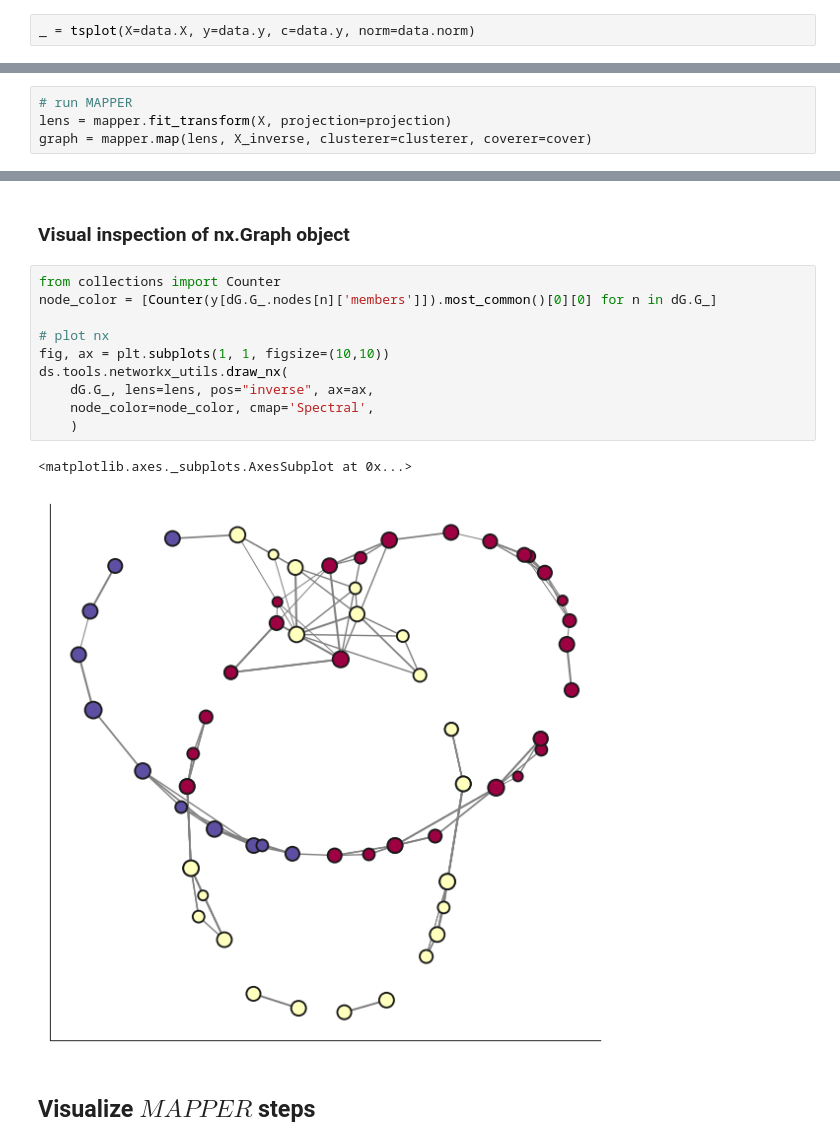
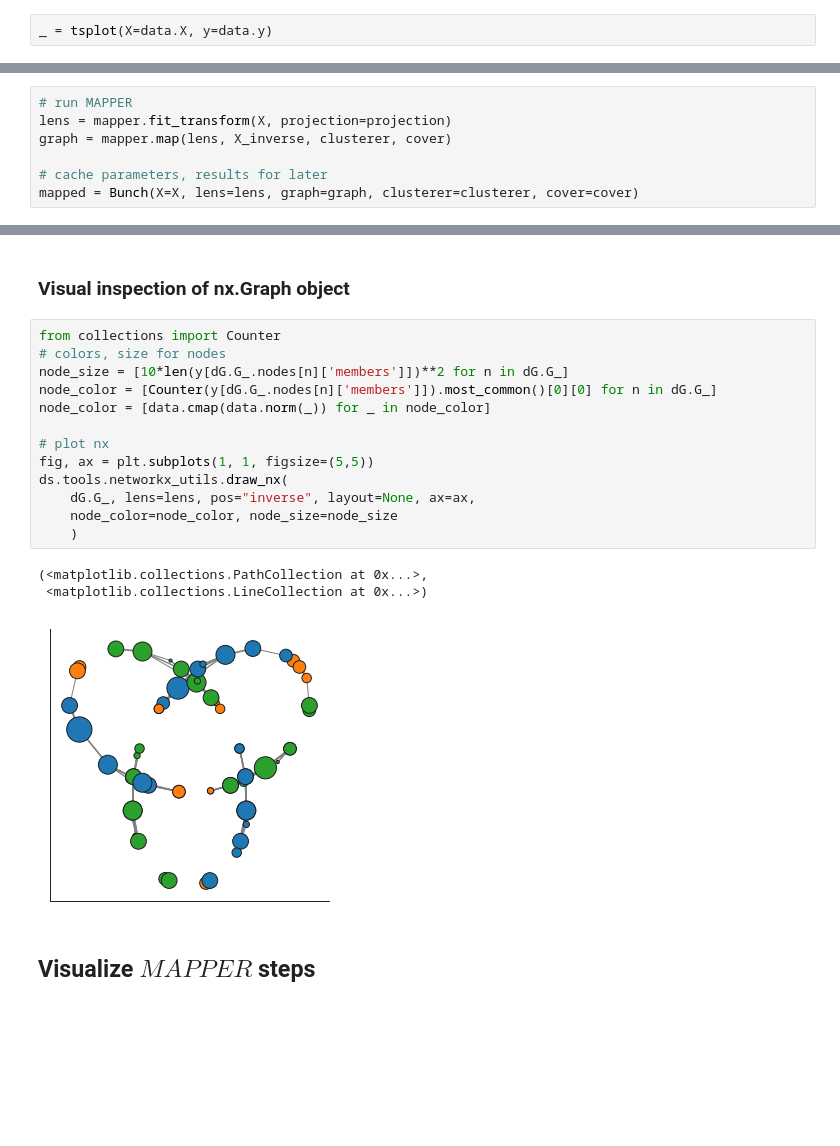
Before and after one commit to braindynamicslab/dyneusr-notebooks, a Jupyter notebook: 01_trefoil_knot/01_trefoil_knot.ipynb, the cells around one changed output, grey strips where cells are left out. Cells and saved outputs as stored; diff of their text form; blank space fills up the shorter version.

```diff
--- a/01_trefoil_knot/01_trefoil_knot.ipynb
+++ b/01_trefoil_knot/01_trefoil_knot.ipynb
@@ -50,3 +49,3 @@ _ = scatter3d(X=data.X, y=data.y, c=data.y, norm=data.norm, view=(0, -90))
 # %%
-_ = tsplot(X=data.X, y=data.y, c=data.y, norm=data.norm)
+_ = tsplot(X=data.X, y=data.y)
 # %% [output]
@@ -74,7 +73,10 @@ KeplerMapper()
 # %%
 # run MAPPER
 lens = mapper.fit_transform(X, projection=projection)
-graph = mapper.map(lens, X_inverse, clusterer=clusterer, coverer=cover)
+graph = mapper.map(lens, X_inverse, clusterer, cover)
+
+# cache parameters, results for later
+mapped = Bunch(X=X, lens=lens, graph=graph, clusterer=clusterer, cover=cover)
 # %% [output]
 ..Composing projection pipeline of length 1:
         Projections: [0, 1]
@@ -123,17 +119,21 @@ Found 3 unique groups.
 ### Visual inspection of nx.Graph object
 # %%
 from collections import Counter
+# colors, size for nodes
+node_size = [10*len(y[dG.G_.nodes[n]['members']])**2 for n in dG.G_]
 node_color = [Counter(y[dG.G_.nodes[n]['members']]).most_common()[0][0] for n in dG.G_]
+node_color = [data.cmap(data.norm(_)) for _ in node_color]
 
 # plot nx
-fig, ax = plt.subplots(1, 1, figsize=(10,10))
+fig, ax = plt.subplots(1, 1, figsize=(5,5))
 ds.tools.networkx_utils.draw_nx(
-    dG.G_, lens=lens, pos="inverse", ax=ax,
-    node_color=node_color, cmap='Spectral',
+    dG.G_, lens=lens, pos="inverse", layout=None, ax=ax,
+    node_color=node_color, node_size=node_size
     )
 # %% [output]
-<matplotlib.axes._subplots.AxesSubplot at 0x...>
+(<matplotlib.collections.PathCollection at 0x...>,
+ <matplotlib.collections.LineCollection at 0x...>)
-[figure, old version]
+[figure, new version]
 # %% [markdown]
 ## Visualize $MAPPER$ steps
 # %%
```
Also changed, not shown: parts of 12 cells of this notebook, 1 other file.
